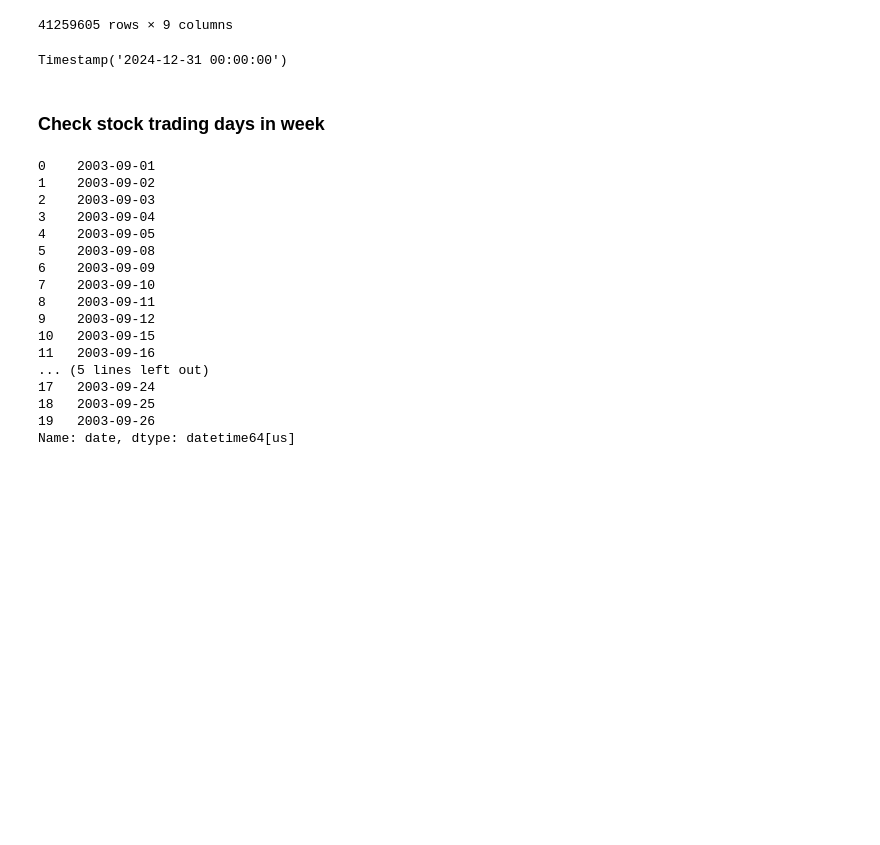
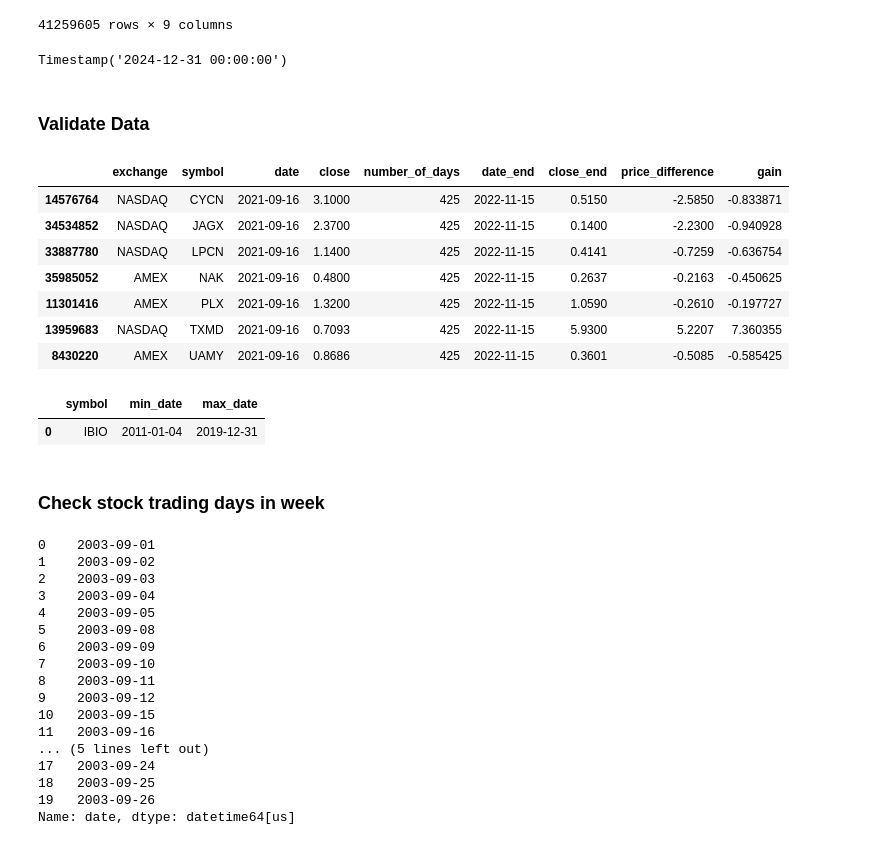
Before and after one commit to ryanrunchey/projects, a Jupyter notebook: finance/stocks_less_than_three_dollars/historical_stock_price_returns_distribution.ipynb, the cells around one changed output. Drawn from its saved outputs; the diff is of its cells as text; code cells hidden in the pictures; blank space fills up the shorter version.

```diff
--- a/finance/stocks_less_than_three_dollars/historical_stock_price_returns_distribution.ipynb
+++ b/finance/stocks_less_than_three_dollars/historical_stock_price_returns_distribution.ipynb
@@ -64,6 +64,53 @@ df_stock_price_returns
 df_stock_price_returns['date'].max()
 # %% [output]
 Timestamp('2024-12-31 00:00:00')
+# %% [markdown]
+### Validate Data
+# %%
+portfolio_stocks = ['AEZS', 'ATHX', 'CYCN', 'IBIO', 'IDEX', 'JAGX', 'LPCN', 'NAK', 'NMTR', 'NXTD', 'PLX', 'SESN', 'TXMD', 'TYME', 'UAMY', 'WTRH']
+
+# IN
+# CYCN
+# JAGX
+# LPCN
+# NAK
+# PLX
+# TXMD
+# UAMY
+
+# OUT
+# AEZS
+# ATHX
+# IBIO
+# IDEX
+# NMTR
+# NXTD
+# SESN
+# TYME
+# WTRH
+
+missing_stocks = ['AEZS', 'ATHX', 'IBIO', 'IDEX', 'NMTR', 'NXTD', 'SESN', 'TYME', 'WTRH']
+# %%
+mask = (df_stock_price_returns['symbol'].isin(portfolio_stocks)) & (df_stock_price_returns['date'] == '2021-09-16')
+df_stock_price_returns[mask].sort_values('symbol').head(25)
+# %% [output]
+|  | exchange | symbol | date | close | number_of_days | date_end | close_end | price_difference | gain |
+| 14576764 | NASDAQ | CYCN | 2021-09-16 | 3.1000 | 425 | 2022-11-15 | 0.5150 | -2.5850 | -0.833871 |
+| 34534852 | NASDAQ | JAGX | 2021-09-16 | 2.3700 | 425 | 2022-11-15 | 0.1400 | -2.2300 | -0.940928 |
+| 33887780 | NASDAQ | LPCN | 2021-09-16 | 1.1400 | 425 | 2022-11-15 | 0.4141 | -0.7259 | -0.636754 |
+| 35985052 | AMEX | NAK | 2021-09-16 | 0.4800 | 425 | 2022-11-15 | 0.2637 | -0.2163 | -0.450625 |
+| 11301416 | AMEX | PLX | 2021-09-16 | 1.3200 | 425 | 2022-11-15 | 1.0590 | -0.2610 | -0.197727 |
+| 13959683 | NASDAQ | TXMD | 2021-09-16 | 0.7093 | 425 | 2022-11-15 | 5.9300 | 5.2207 | 7.360355 |
+| 8430220 | AMEX | UAMY | 2021-09-16 | 0.8686 | 425 | 2022-11-15 | 0.3601 | -0.5085 | -0.585425 |
+# %%
+mask = (df_stock_price_returns['symbol'].isin(missing_stocks))
+df_stock_price_returns[mask] \
+    .groupby('symbol')['date'] \
+    .agg(min_date='min', max_date='max') \
+    .reset_index()
+# %% [output]
+|  | symbol | min_date | max_date |
+| 0 | IBIO | 2011-01-04 | 2019-12-31 |
 # %% [markdown]
 ### Check stock trading days in week
 # %%
```
Also changed, not shown: parts of 2 cells of this notebook, 4 other files.
